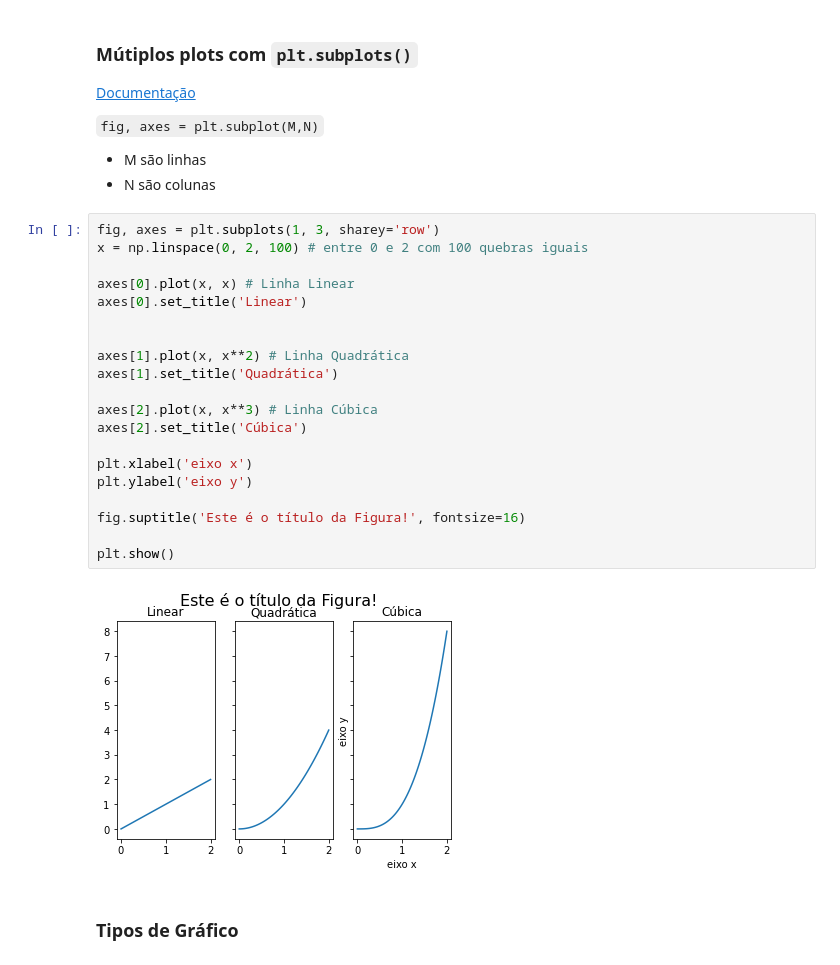
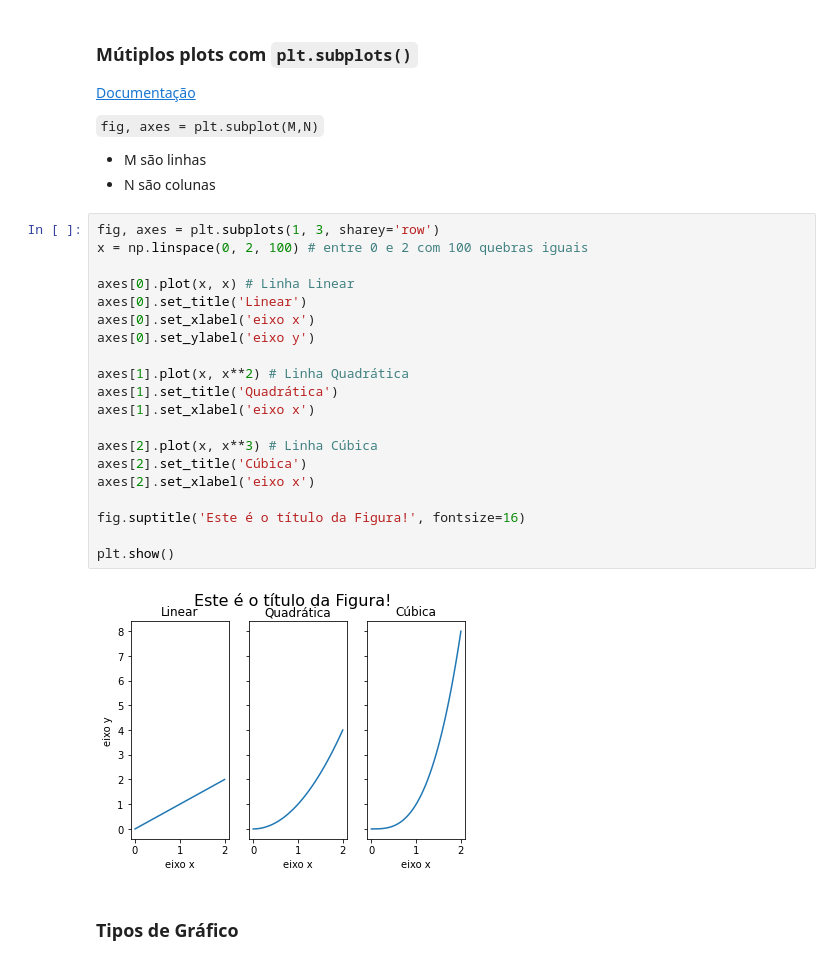
Before and after one commit to storopoli/ciencia-de-dados, a Jupyter notebook: notebooks/Aula_9_graficos.ipynb, the cells around one changed output. Cells and saved outputs as stored; diff of their text form.

```diff
--- a/notebooks/Aula_9_graficos.ipynb
+++ b/notebooks/Aula_9_graficos.ipynb
@@ -148,25 +147,25 @@ plt.show()
 # %%
 fig, axes = plt.subplots(1, 3, sharey='row')
 x = np.linspace(0, 2, 100) # entre 0 e 2 com 100 quebras iguais
 
 axes[0].plot(x, x) # Linha Linear
 axes[0].set_title('Linear')
-
+axes[0].set_xlabel('eixo x')
+axes[0].set_ylabel('eixo y')
 
 axes[1].plot(x, x**2) # Linha Quadrática
 axes[1].set_title('Quadrática')
+axes[1].set_xlabel('eixo x')
 
 axes[2].plot(x, x**3) # Linha Cúbica
 axes[2].set_title('Cúbica')
-
-plt.xlabel('eixo x')
-plt.ylabel('eixo y')
+axes[2].set_xlabel('eixo x')
 
 fig.suptitle('Este é o título da Figura!', fontsize=16)
 
 plt.show()
 # %% [output]
-[figure, old version]
+[figure, new version]
 # %% [markdown]
 ### Tipos de Gráfico
 # %% [markdown]
```
Also changed, not shown: parts of 8 cells of this notebook.
